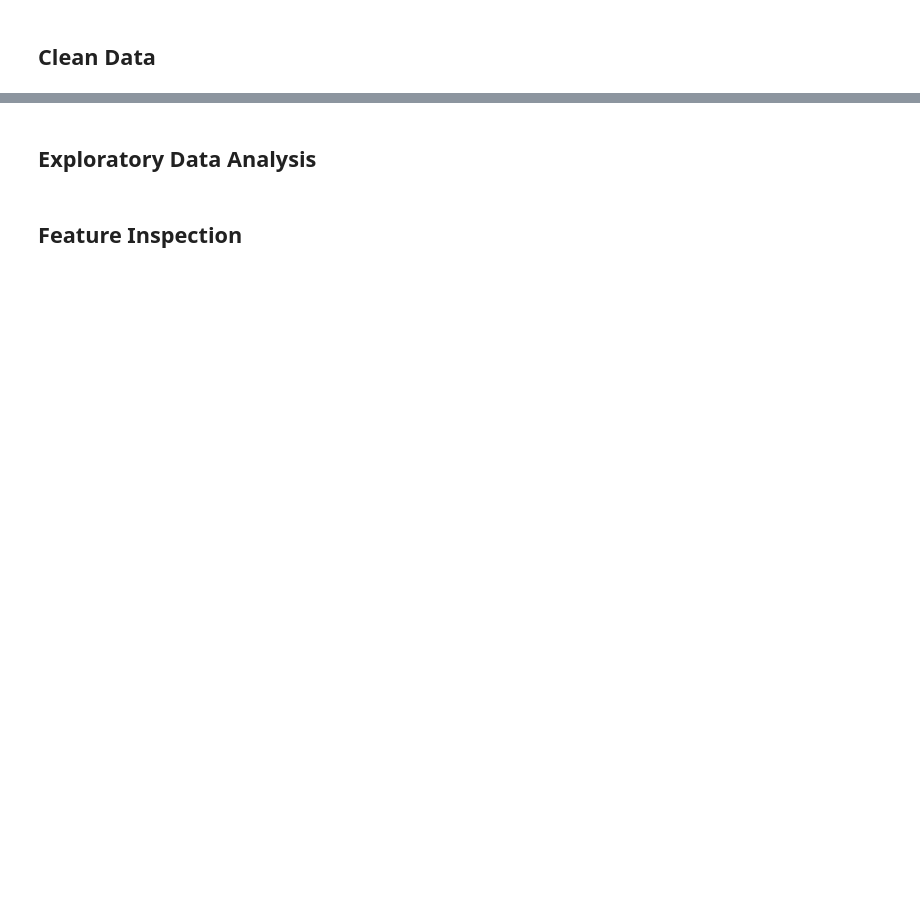
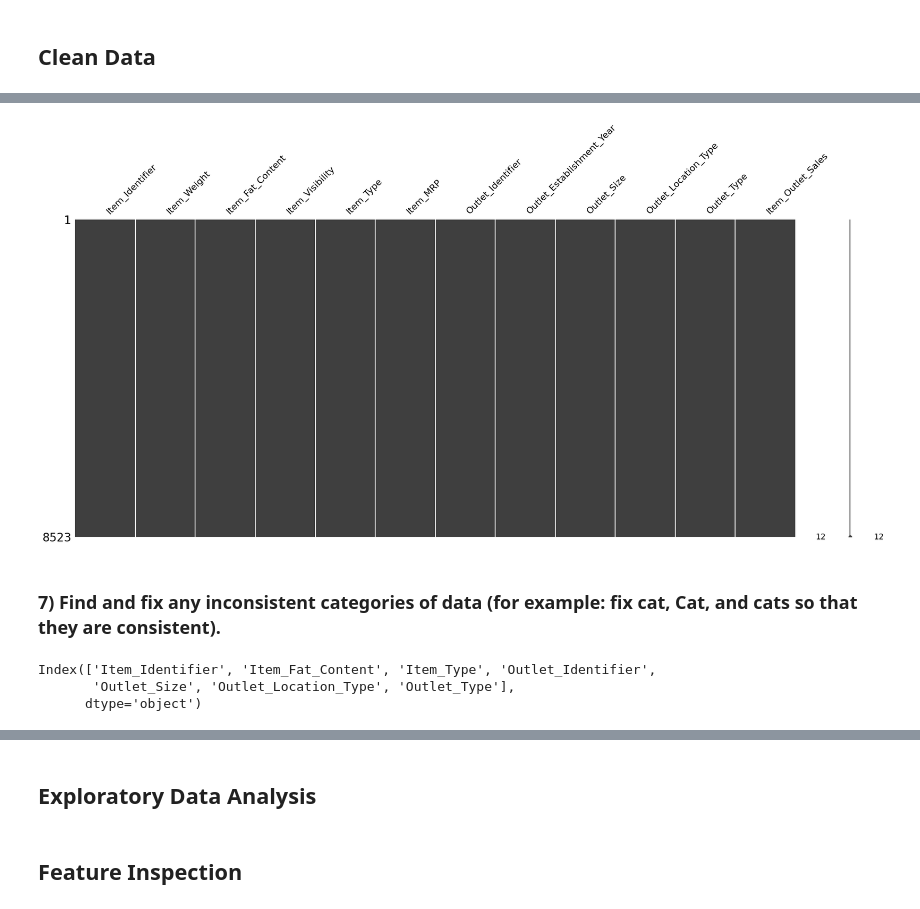
Before and after one commit to rebeccabosneac/Prediction-of-Product-Sales, a Jupyter notebook: Prediction_of_Product_Sales.ipynb, the cells around one changed output, grey strips where cells are left out. Saved outputs shown, nothing was run; the diff lists cells and outputs as text; code cells hidden in the pictures; blank space fills up the shorter version.

```diff
--- a/Prediction_of_Product_Sales.ipynb
+++ b/Prediction_of_Product_Sales.ipynb
@@ -12,0 +130,4 @@
+# %%
+num_cols = df.select_dtypes('number').columns
+df['Item_Weight'] = df['Item_Weight'].fillna(0)
+df['Item_Weight'].value_counts(dropna=False)
@@ -12,0 +147,4 @@
+# %%
+cat_cols = df.select_dtypes('object').columns
+df['Outlet_Size'] = df['Outlet_Size'].fillna("Unknown")
+df['Outlet_Size'].value_counts(dropna=False)
@@ -12,0 +175,14 @@
+# %%
+msno.matrix(df);
+# %% [output]
+[figure, added]
+# %% [markdown]
+### 7) Find and fix any inconsistent categories of data (for example: fix cat, Cat, and cats so that they are consistent).
+# %%
+dtypes = df.dtypes
+str_cols = dtypes[dtypes=='object'].index
+str_cols
+# %% [output]
+Index(['Item_Identifier', 'Item_Fat_Content', 'Item_Type', 'Outlet_Identifier',
+       'Outlet_Size', 'Outlet_Location_Type', 'Outlet_Type'],
+      dtype='object')
```
Also changed, not shown: parts of 26 cells of this notebook.
